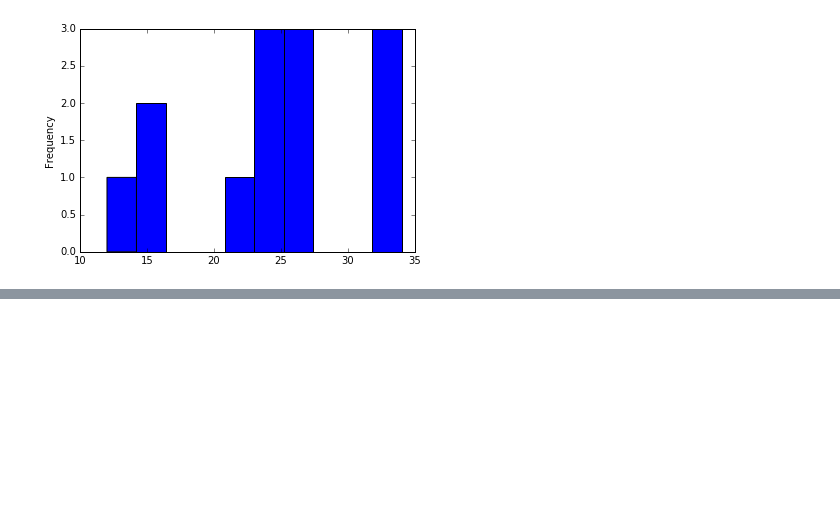
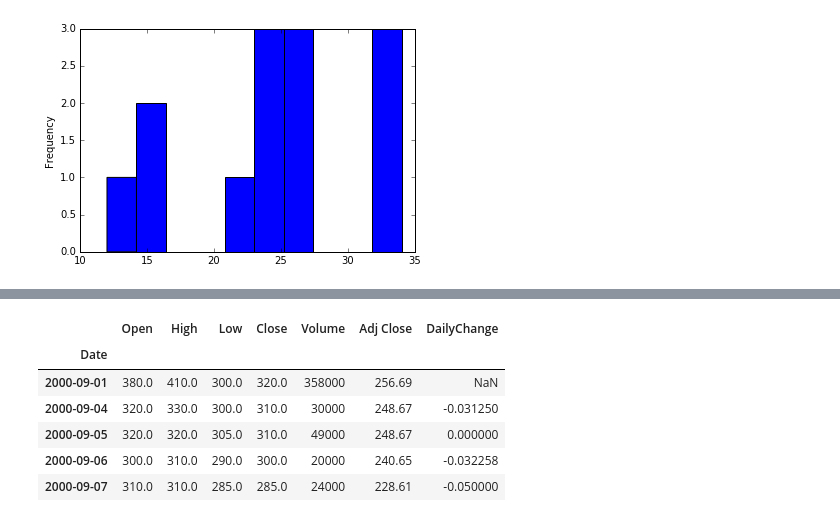
Before and after one commit to ywchiu/pyfintech, a Jupyter notebook: 20160729Demo.ipynb, the cells around one changed output, grey strips where cells are left out. Cells and saved outputs as stored; diff of their text form; code cells hidden in the pictures; blank space fills up the shorter version.

```diff
--- a/20160729Demo.ipynb
+++ b/20160729Demo.ipynb
@@ -419,0 +482,10 @@ tempreture2[tempreture2 < 40].plot(kind='hist')
+# %%
+df.head()
+# %% [output]
+|  | Open | High | Low | Close | Volume | Adj Close | DailyChange |
+| Date |  |  |  |  |  |  |  |
+| 2000-09-01 | 380.0 | 410.0 | 300.0 | 320.0 | 358000 | 256.69 | NaN |
+| 2000-09-04 | 320.0 | 330.0 | 300.0 | 310.0 | 30000 | 248.67 | -0.031250 |
+| 2000-09-05 | 320.0 | 320.0 | 305.0 | 310.0 | 49000 | 248.67 | 0.000000 |
+| 2000-09-06 | 300.0 | 310.0 | 290.0 | 300.0 | 20000 | 240.65 | -0.032258 |
+| 2000-09-07 | 310.0 | 310.0 | 285.0 | 285.0 | 24000 | 228.61 | -0.050000 |
```
Also changed, not shown: parts of 15 cells of this notebook.
